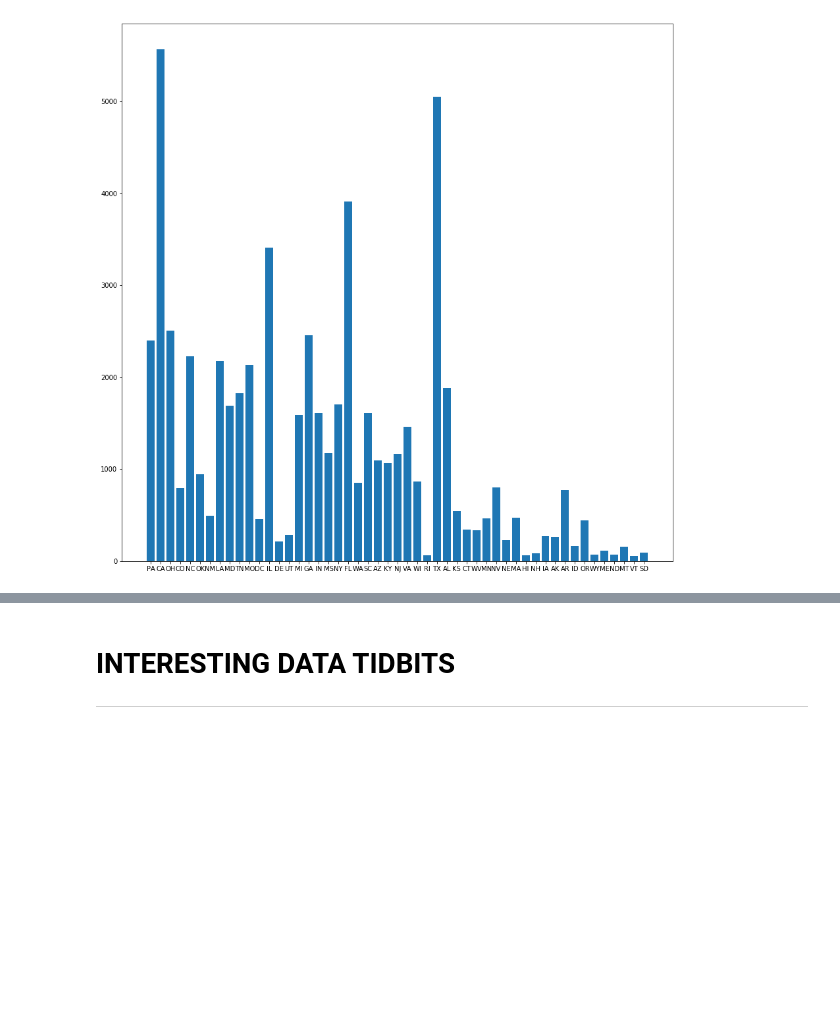
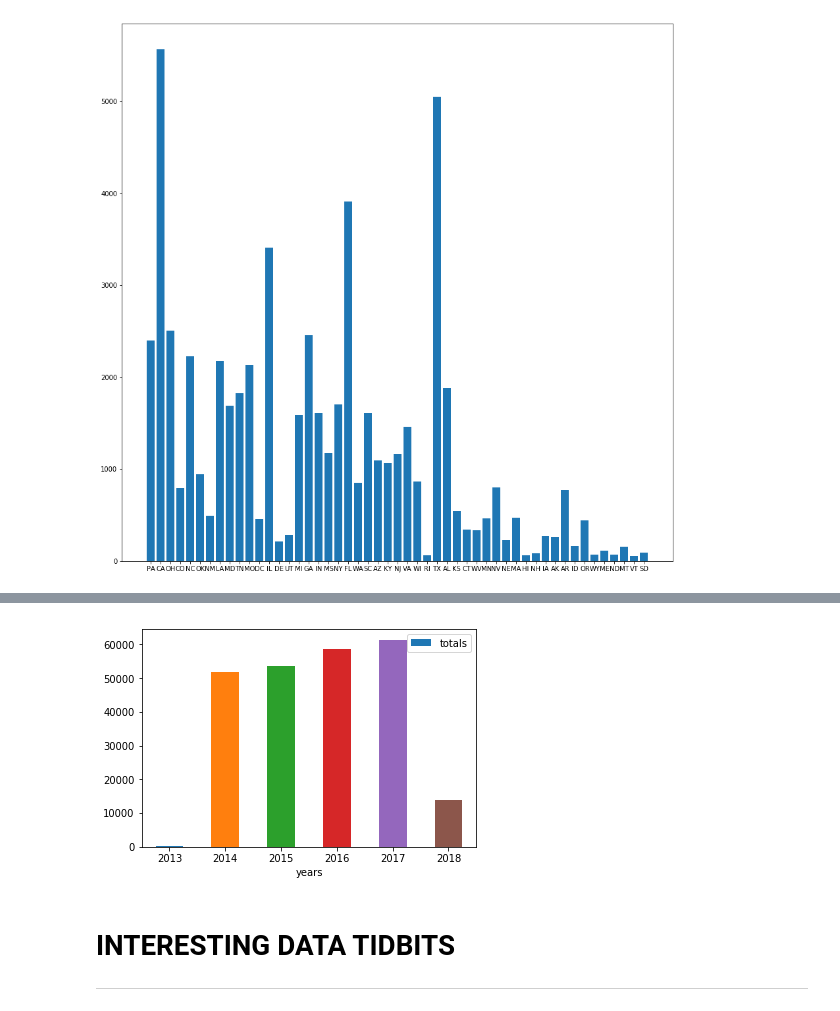
Before and after one commit to jayceazua/ds-1-1, a Jupyter notebook: ds-1-1-final-project/gun_violence_playground.ipynb, the cells around one changed output, grey strips where cells are left out. Cells and saved outputs as stored; diff of their text form; code cells hidden in the pictures; blank space fills up the shorter version.

Commit message:
visual

```diff
--- a/ds-1-1-final-project/gun_violence_playground.ipynb
+++ b/ds-1-1-final-project/gun_violence_playground.ipynb
@@ -247,3 +283,12 @@ plt.bar(states, deaths)
+# %%
+accidents_df = pd.DataFrame({'years':years_x_axis , 'totals':totals})
+
+# accidents_df.head()
+
+barplt = accidents_df.plot.bar(x='years', y='totals', rot=0)
+# barplt
+# %% [output]
+[figure, added]
 # %% [markdown]
 # INTERESTING DATA TIDBITS
 
```
Also changed, not shown: parts of 9 cells of this notebook.
